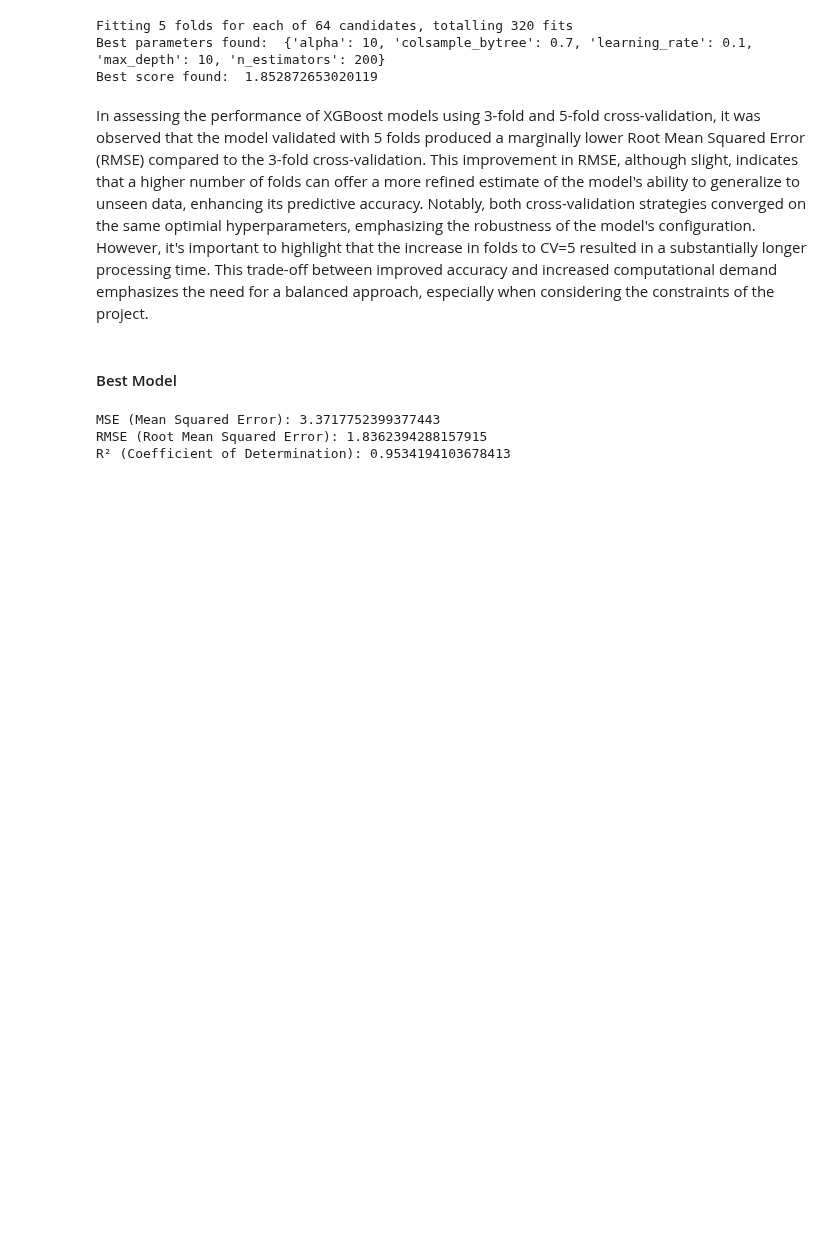
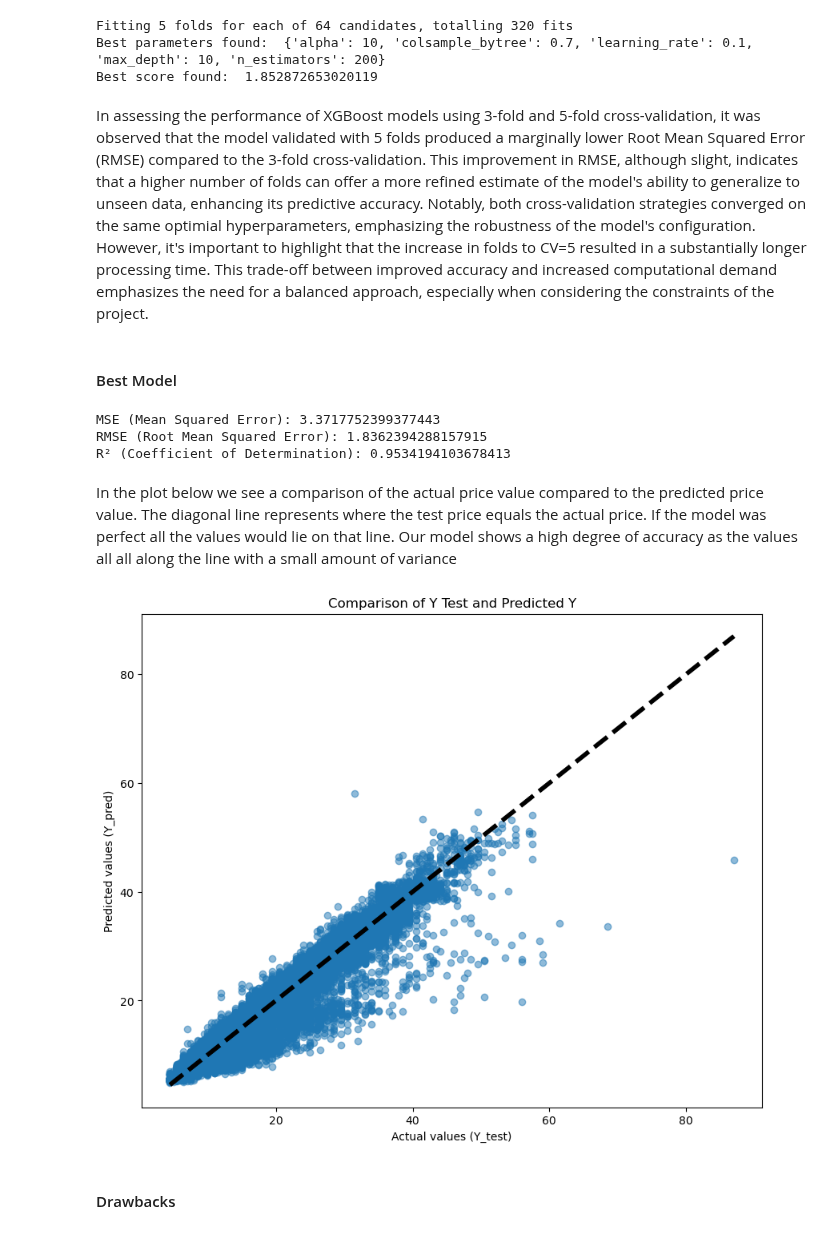
Before and after one commit to achchala/rideshare-predictive-pricing, a Jupyter notebook: notebooks/gradientBoosting copy.ipynb, the cells around one changed output. Drawn from its saved outputs; the diff is of its cells as text; code cells hidden in the pictures; blank space fills up the shorter version.

Commit message:
Adding Gradient Boosting Graph

```diff
--- a/notebooks/gradientBoosting copy.ipynb
+++ b/notebooks/gradientBoosting copy.ipynb
@@ -167,3 +167,21 @@ print("R² (Coefficient of Determination):", r2)
 MSE (Mean Squared Error): 3.3717752399377443
 RMSE (Root Mean Squared Error): 1.8362394288157915
 R² (Coefficient of Determination): 0.9534194103678413
+# %% [markdown]
+In the plot below we see a comparison of the actual price value compared to the predicted price value. The diagonal line represents where the test price equals the actual price. If the model was perfect all the values would lie on that line. Our model shows a high degree of accuracy as the values all all along the line with a small amount of variance
+# %%
+# Assuming you have a trained model named 'best_model3' and test set features 'X_test'
+y_pred = best_model3.predict(X_test)
+
+# Now create the scatter plot
+plt.figure(figsize=(10, 8))
+plt.scatter(y_test, y_pred, alpha=0.5)
+plt.title('Comparison of Y Test and Predicted Y')
+plt.xlabel('Actual values (Y_test)')
+plt.ylabel('Predicted values (Y_pred)')
+plt.plot([y_test.min(), y_test.max()], [y_test.min(), y_test.max()], 'k--', lw=4)  # Plot a diagonal line
+plt.show()
+# %% [output]
+[figure, added]
+# %% [markdown]
+#### Drawbacks
```
Also changed, not shown: parts of 1 cell of this notebook.
